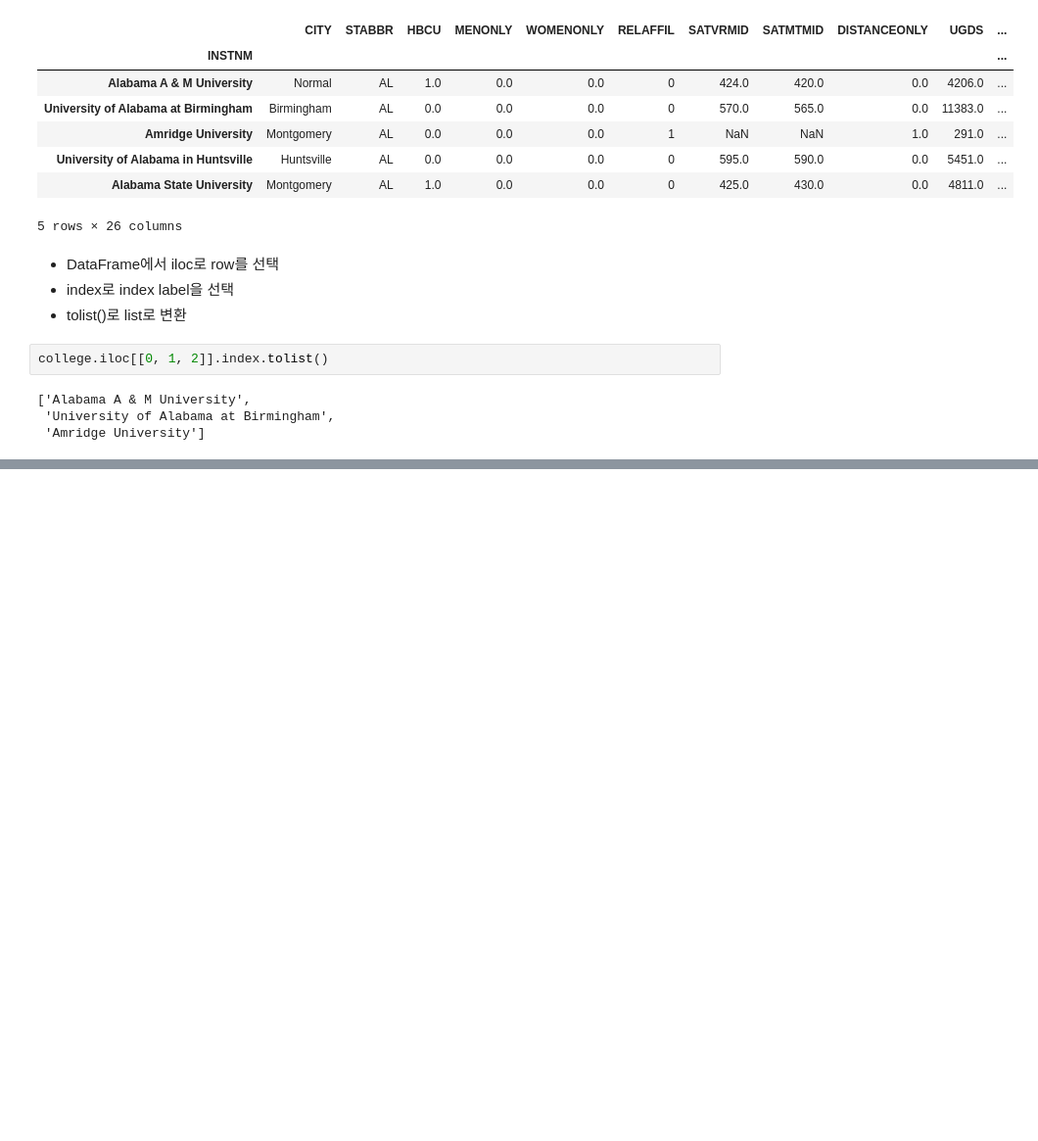
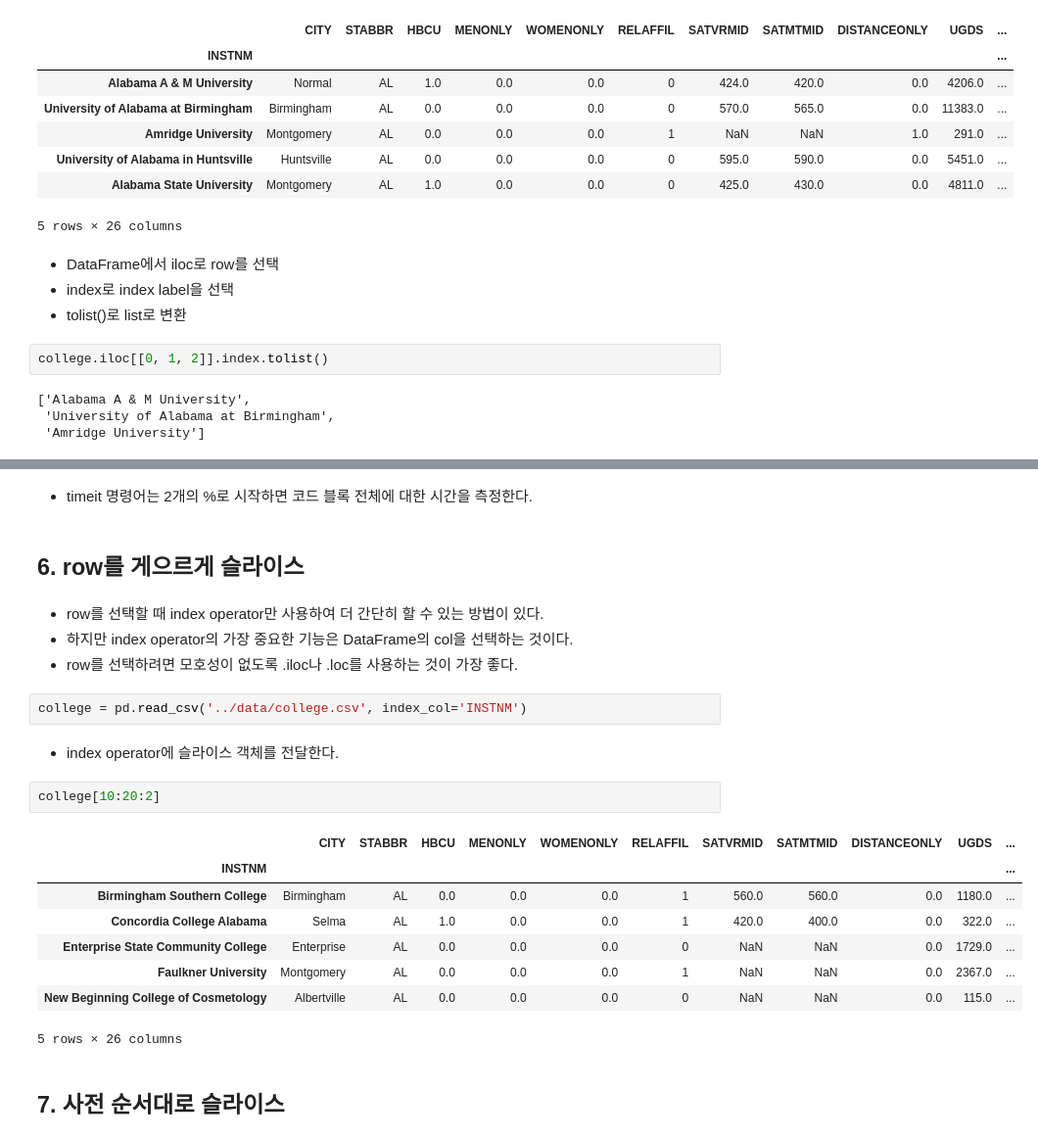
Before and after one commit to angelxtry/PyDataSc, a Jupyter notebook: PandasCookbook/ch04/ch04-데이터의 부분 집합 선택.ipynb, the cells around one changed output, grey strips where cells are left out. Shown at 98% size. Drawn from its saved outputs; the diff is of its cells as text; blank space fills up the shorter version.

```diff
--- a/PandasCookbook/ch04/ch04-데이터의 부분 집합 선택.ipynb
+++ b/PandasCookbook/ch04/ch04-데이터의 부분 집합 선택.ipynb
@@ -263,0 +466,31 @@ college.iloc[[0, 1, 2]].index.tolist()
+# %% [markdown]
+- timeit 명령어는 2개의 %로 시작하면 코드 블록 전체에 대한 시간을 측정한다.
+# %% [markdown]
+## 6. row를 게으르게 슬라이스
+# %% [markdown]
+- row를 선택할 때 index operator만 사용하여 더 간단히 할 수 있는 방법이 있다.
+- 하지만 index operator의 가장 중요한 기능은 DataFrame의 col을 선택하는 것이다.
+- row를 선택하려면 모호성이 없도록 .iloc나 .loc를 사용하는 것이 가장 좋다.
+# %%
+college = pd.read_csv('../data/college.csv', index_col='INSTNM')
+# %% [markdown]
+- index operator에 슬라이스 객체를 전달한다.
+# %%
+college[10:20:2]
+# %% [output]
+|  | CITY | STABBR | HBCU | MENONLY | WOMENONLY | RELAFFIL | SATVRMID | SATMTMID | DISTANCEONLY | UGDS | ... |
+| INSTNM |  |  |  |  |  |  |  |  |  |  | ... |
+| Birmingham Southern College | Birmingham | AL | 0.0 | 0.0 | 0.0 | 1 | 560.0 | 560.0 | 0.0 | 1180.0 | ... |
+| Concordia College Alabama | Selma | AL | 1.0 | 0.0 | 0.0 | 1 | 420.0 | 400.0 | 0.0 | 322.0 | ... |
+| Enterprise State Community College | Enterprise | AL | 0.0 | 0.0 | 0.0 | 0 | NaN | NaN | 0.0 | 1729.0 | ... |
+| Faulkner University | Montgomery | AL | 0.0 | 0.0 | 0.0 | 1 | NaN | NaN | 0.0 | 2367.0 | ... |
+| New Beginning College of Cosmetology | Albertville | AL | 0.0 | 0.0 | 0.0 | 0 | NaN | NaN | 0.0 | 115.0 | ... |
+5 rows × 26 columns
+# %% [markdown]
+
+
+
+
+
+
+## 7. 사전 순서대로 슬라이스
```
Also changed, not shown: parts of 47 cells of this notebook, 1 other file.
